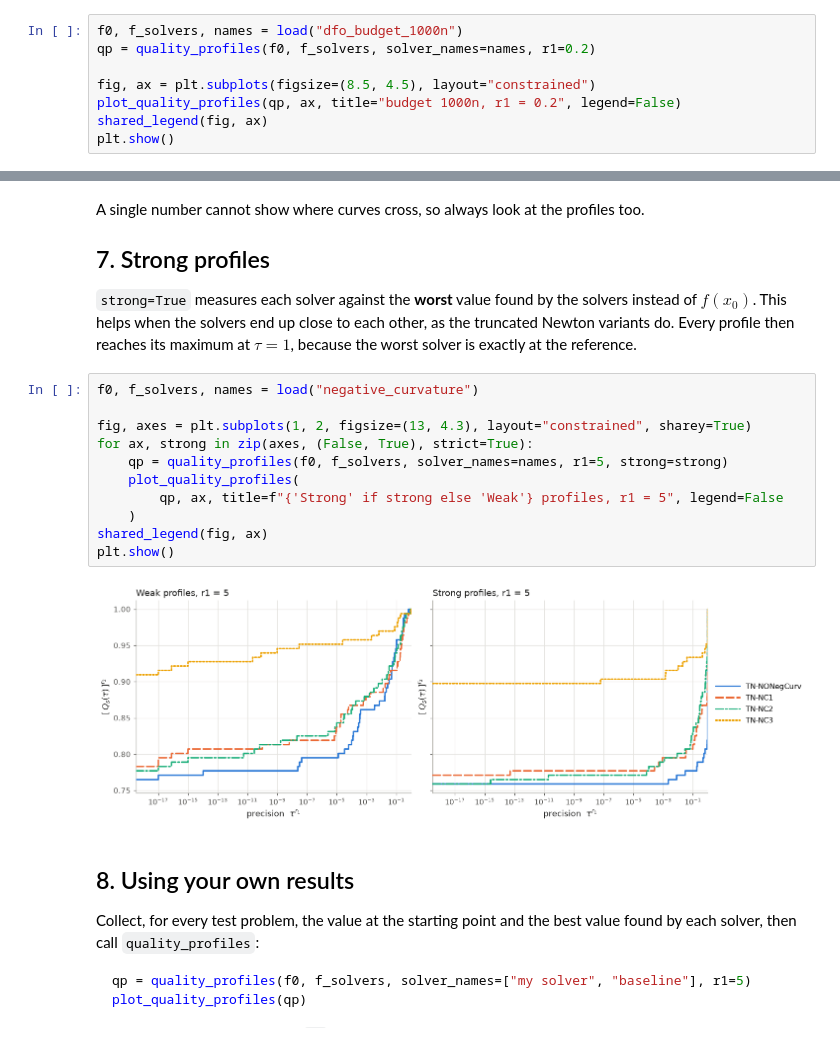
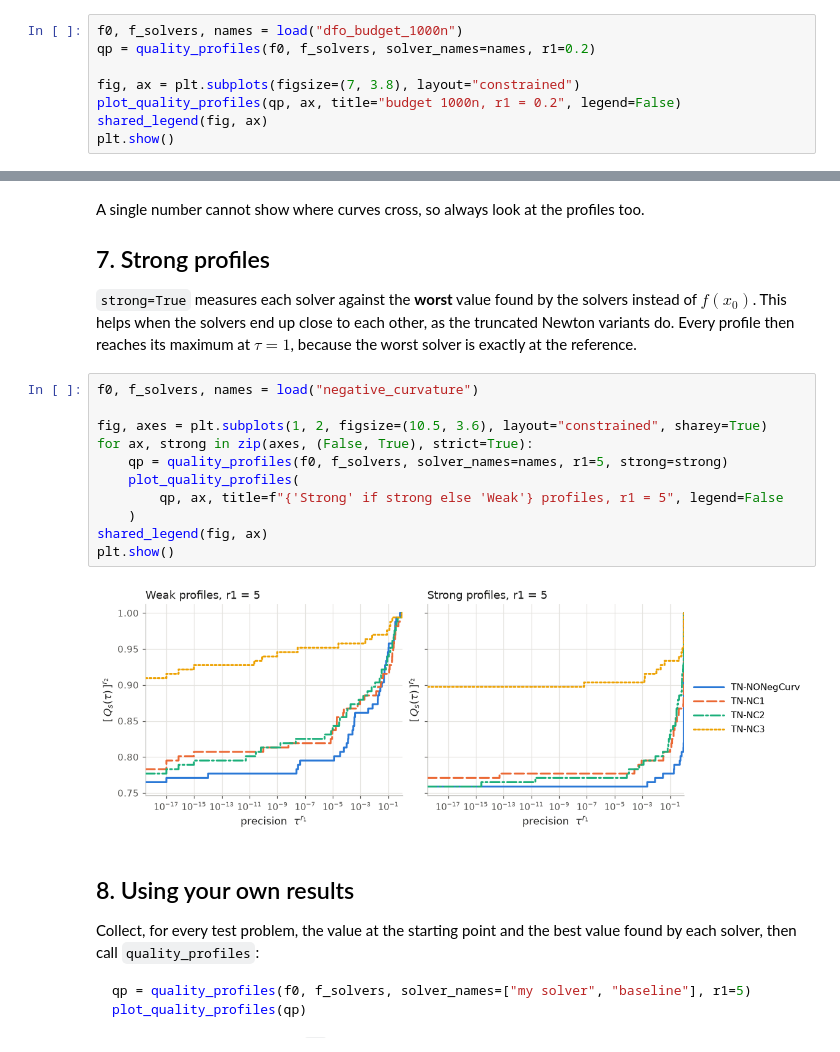
Before and after one commit to chripiermarini/QualityProfiles, a Jupyter notebook: notebooks/quality_profiles_example.ipynb, the cells around one changed output, grey strips where cells are left out. Cells and saved outputs as stored; diff of their text form.

```diff
--- a/notebooks/quality_profiles_example.ipynb
+++ b/notebooks/quality_profiles_example.ipynb
@@ -203,7 +203,7 @@ Values of `r1` smaller than 1 zoom in near precision 1 instead, where the differ
 f0, f_solvers, names = load("dfo_budget_1000n")
 qp = quality_profiles(f0, f_solvers, solver_names=names, r1=0.2)
 
-fig, ax = plt.subplots(figsize=(8.5, 4.5), layout="constrained")
+fig, ax = plt.subplots(figsize=(7, 3.8), layout="constrained")
 plot_quality_profiles(qp, ax, title="budget 1000n, r1 = 0.2", legend=False)
 shared_legend(fig, ax)
 plt.show()
@@ -230,16 +230,16 @@ A single number cannot show where curves cross, so always look at the profiles t
 # %%
 f0, f_solvers, names = load("negative_curvature")
 
-fig, axes = plt.subplots(1, 2, figsize=(13, 4.3), layout="constrained", sharey=True)
+fig, axes = plt.subplots(1, 2, figsize=(10.5, 3.6), layout="constrained", sharey=True)
 for ax, strong in zip(axes, (False, True), strict=True):
     qp = quality_profiles(f0, f_solvers, solver_names=names, r1=5, strong=strong)
     plot_quality_profiles(
         qp, ax, title=f"{'Strong' if strong else 'Weak'} profiles, r1 = 5", legend=False
     )
 shared_legend(fig, ax)
 plt.show()
 # %% [output]
-[figure, old version]
+[figure, new version]
 # %% [markdown]
 ## 8. Using your own results
 
```
Also changed, not shown: parts of 7 cells of this notebook, 1 other file.
